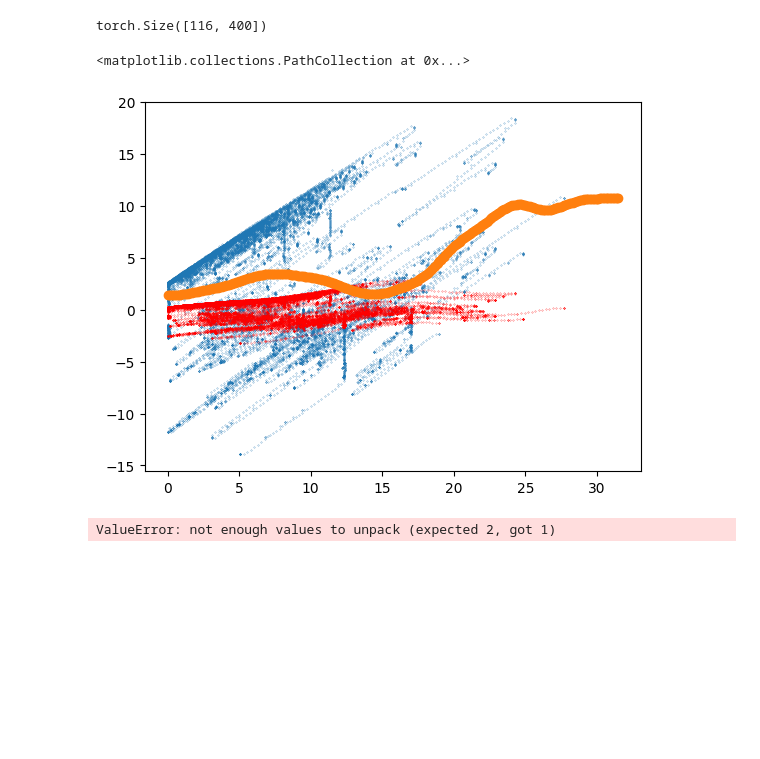
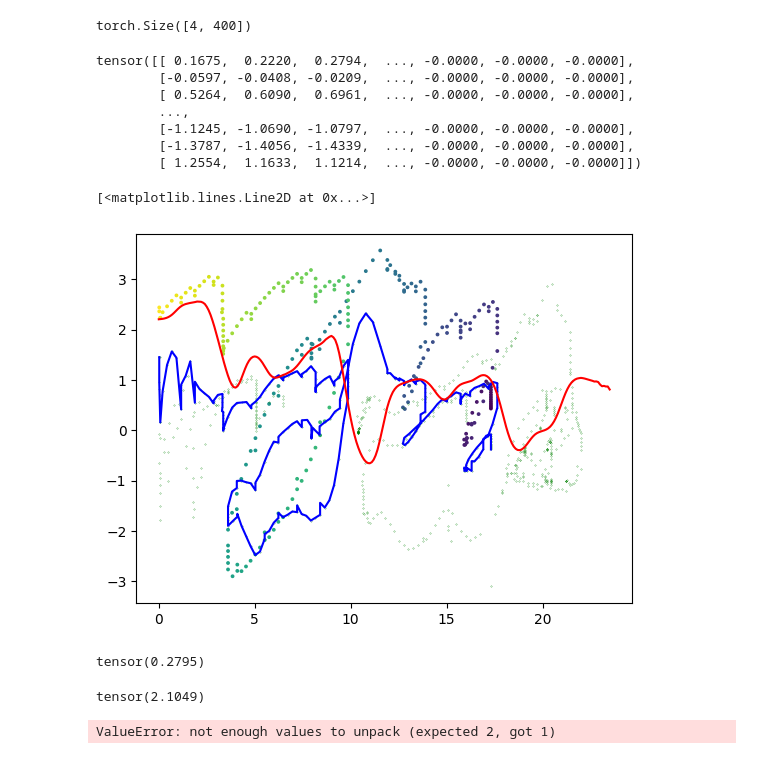
Before and after one commit to Ashrith5321/spatial_training_2, a Jupyter notebook: misc/adv_test.ipynb, the cells around one changed output. Drawn from its saved outputs; the diff is of its cells as text; code cells hidden in the pictures; blank space fills up the shorter version.

Commit message:
continuous distance-based grpo

```diff
--- a/misc/adv_test.ipynb
+++ b/misc/adv_test.ipynb
@@ -27,27 +27,58 @@ for name in traj_pickle_files:
     except:
         pass
 # %%
-traj_batch = collate_trajectories(trajs)
+traj_batch = collate_trajectories(trajs[:4])
 print(traj_batch.shape)
 # %% [output]
-torch.Size([116, 400])
+torch.Size([4, 400])
 # %%
 from config_schema import RLAlgoConfig
-conf = RLAlgoConfig(gamma=0.999,distance_kernel_sigma=1.3)
-adv,rtn,baseline = compute_reinforce_plus_plus_distance_kernel_advantage(traj_batch['rewards'],traj_batch['response_mask'],distances=traj_batch['distance_to_goal'],config = conf)
+conf = RLAlgoConfig(gamma=0.95,distance_kernel_sigma=0.5)
+adv_tuple = compute_reinforce_plus_plus_distance_kernel_var_norm_advantage(traj_batch['rewards'],traj_batch['response_mask'],distances=traj_batch['distance_to_goal'],config = conf)
+# adv_tuple = compute_reinforce_plus_plus_distance_kernel_advantage(traj_batch['rewards'],traj_batch['response_mask'],distances=traj_batch['distance_to_goal'],config = conf)
+adv,rtn = adv_tuple[0],adv_tuple[1]
+baseline = adv_tuple[2]
+try:
+    std = adv_tuple[3]
+except:
+    pass
+traj_batch['returns'] = rtn
+traj_batch['advantage'] = adv
+# %%
+print(traj_batch['advantage'])
+# %% [output]
+tensor([[ 0.1675,  0.2220,  0.2794,  ..., -0.0000, -0.0000, -0.0000],
+        [-0.0597, -0.0408, -0.0209,  ..., -0.0000, -0.0000, -0.0000],
+        [ 0.5264,  0.6090,  0.6961,  ..., -0.0000, -0.0000, -0.0000],
+        ...,
+        [-1.1245, -1.0690, -1.0797,  ..., -0.0000, -0.0000, -0.0000],
+        [-1.3787, -1.4056, -1.4339,  ..., -0.0000, -0.0000, -0.0000],
+        [ 1.2554,  1.1633,  1.1214,  ..., -0.0000, -0.0000, -0.0000]])
 # %%
 import matplotlib.pyplot as plt
 import numpy as np
 y = rtn[traj_batch['response_mask']>0]
 x = traj_batch['distance_to_goal'][traj_batch['response_mask']>0]
 z = adv[traj_batch['response_mask']>0]
-
-plt.scatter(x,y,s=0.04)
-plt.scatter(x,z,s=0.04,c='r')
-plt.scatter(np.arange(len(baseline))*0.1,baseline)
+i = 1
+traj_sample = traj_batch[i][traj_batch['response_mask'][i]>0]
+traj_l = len(traj_sample)
+plt.scatter(traj_sample['distance_to_goal'],traj_sample['returns'],c=np.arange(traj_l),s=3)
+plt.plot(traj_sample['distance_to_goal'],traj_sample['advantage'],c='b')
+# plt.scatter(x,y,s=0.04)
+plt.scatter(x,z,s=0.04,c='g')
+plt.plot(np.arange(len(baseline))*0.1,baseline,c='r')
 # %% [output]
-<matplotlib.collections.PathCollection at 0x...>
+[<matplotlib.lines.Line2D at 0x...>]
-[figure, old version]
+[figure, new version]
+# %%
+traj_sample['advantage'][-1]
+# %% [output]
+tensor(0.2795)
+# %%
+baseline[0]
+# %% [output]
+tensor(2.1049)
 # %%
 a,_ = 1,
 # %% [output]
```
Also changed, not shown: parts of 1 cell of this notebook, 7 other files.
